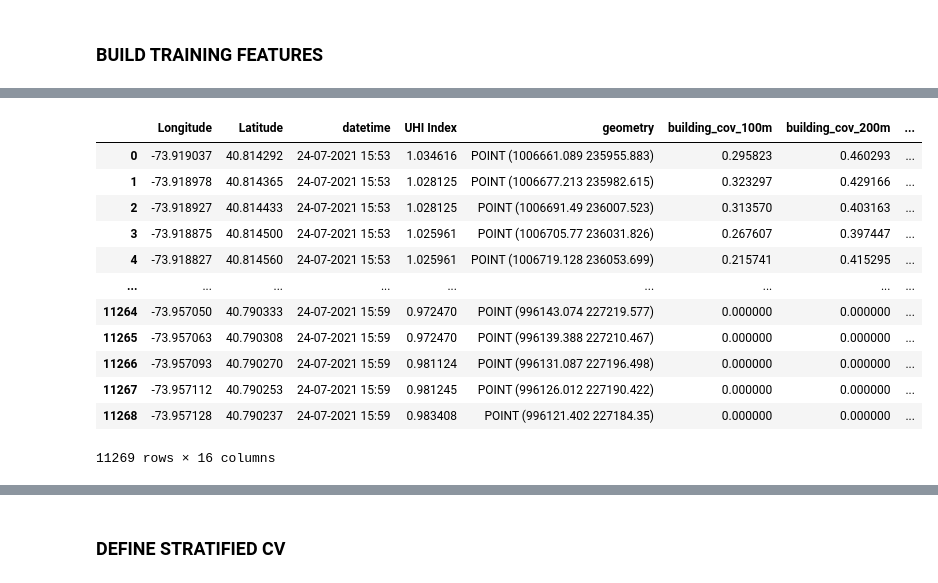
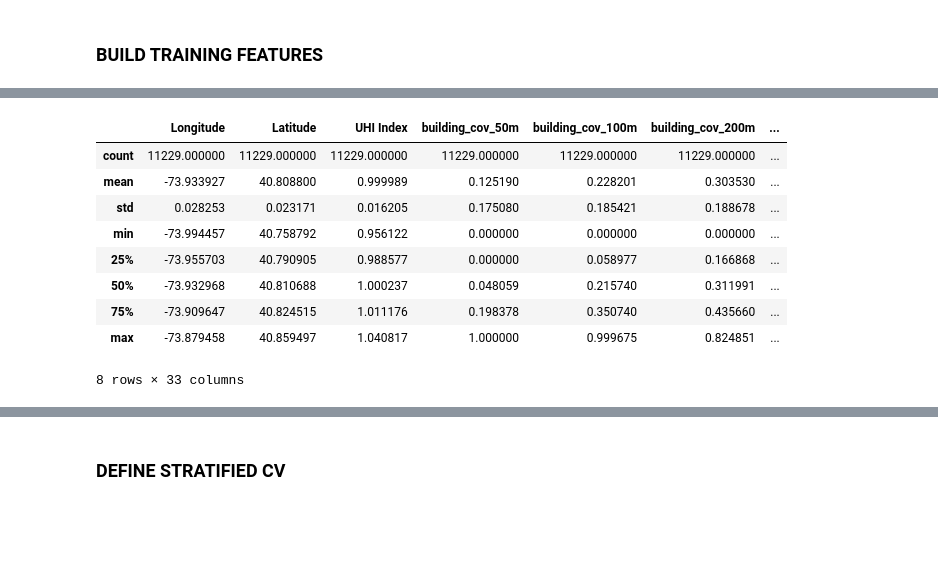
Before and after one commit to MegaKruk/uhi-ai-challenge-2025, a Jupyter notebook: UHI_Model.ipynb, the cells around one changed output, grey strips where cells are left out. Saved outputs shown, nothing was run; the diff lists cells and outputs as text; code cells hidden in the pictures; blank space fills up the shorter version.

Commit message:
pluto

```diff
--- a/UHI_Model.ipynb
+++ b/UHI_Model.ipynb
@@ -190,0 +232,3 @@ gdf_train = gpd.GeoDataFrame(
+# %%
+gdf_buildings = joined.drop_duplicates(subset=["original_index"])
+gdf_buildings.columns
@@ -190,0 +302,2 @@ gdf_train = gpd.GeoDataFrame(
+# %%
+gdf_buildings = gdf_buildings.dropna(axis=1)
@@ -190,0 +376,22 @@ gdf_train = gpd.GeoDataFrame(
+# %%
+print("Loading Training CSV ...")
+df_train = pd.read_csv("./data/Training_data_uhi_index_UHI2025-v2.csv")
+print("df_train shape:", df_train.shape)
+gdf_train_csv = gpd.GeoDataFrame(
+    df_train,
+    geometry=[Point(lon, lat) for lon, lat in zip(df_train["Longitude"], df_train["Latitude"])],
+    crs="EPSG:4326"
+).to_crs("EPSG:2263")
+# Optionally, if your training CSV is a subset of your building footprints,
+# you can use a nearest spatial join; however, here we choose to extract features row-by-row.
+gdf_train = gdf_train_csv.copy()  # We'll enrich this gdf row-by-row.
+
+# --- Prepare dictionaries for per-point features and for PLUTO features.
+# For per-point features (computed row-by-row):
+features_dict_train = {key: [] for key, val in FEATURE_FLAGS.items() if val and key != "map_pluto_data"}
+
+# For MapPLUTO features, initialize a dictionary with keys = pluto_columns.
+pluto_features_dict = {col: [] for col in pluto_columns}
+
+total_rows = len(gdf_train)
+print(f"total rows: {total_rows}")
@@ -542,0 +687,8 @@ Feature columns: ['building_cov_100m', 'building_cov_200m', 'building_cov_500m',
+# %%
+# E.g. cap y above 99.5th percentile
+cap_quantile= 0.995
+cap_val= gdf_train["UHI Index"].quantile(cap_quantile)
+mask_out= (gdf_train["UHI Index"] > cap_val)
+if mask_out.sum()>0:
+    print(f"Capping {mask_out.sum()} outliers above Q={cap_quantile} at {cap_val:.3f}")
+    gdf_train.loc[mask_out, "UHI Index"] = cap_val
@@ -571,16 +726,13 @@ df_train_feat
 # %%
-gdf_train
+gdf_train.describe()
 # %% [output]
-|  | Longitude | Latitude | datetime | UHI Index | geometry | building_cov_100m | building_cov_200m | ... |
-| 0 | -73.919037 | 40.814292 | 24-07-2021 15:53 | 1.034616 | POINT (1006661.089 235955.883) | 0.295823 | 0.460293 | ... |
-| 1 | -73.918978 | 40.814365 | 24-07-2021 15:53 | 1.028125 | POINT (1006677.213 235982.615) | 0.323297 | 0.429166 | ... |
-| 2 | -73.918927 | 40.814433 | 24-07-2021 15:53 | 1.028125 | POINT (1006691.49 236007.523) | 0.313570 | 0.403163 | ... |
-| 3 | -73.918875 | 40.814500 | 24-07-2021 15:53 | 1.025961 | POINT (1006705.77 236031.826) | 0.267607 | 0.397447 | ... |
-| 4 | -73.918827 | 40.814560 | 24-07-2021 15:53 | 1.025961 | POINT (1006719.128 236053.699) | 0.215741 | 0.415295 | ... |
-| ... | ... | ... | ... | ... | ... | ... | ... | ... |
-| 11264 | -73.957050 | 40.790333 | 24-07-2021 15:59 | 0.972470 | POINT (996143.074 227219.577) | 0.000000 | 0.000000 | ... |
-| 11265 | -73.957063 | 40.790308 | 24-07-2021 15:59 | 0.972470 | POINT (996139.388 227210.467) | 0.000000 | 0.000000 | ... |
-| 11266 | -73.957093 | 40.790270 | 24-07-2021 15:59 | 0.981124 | POINT (996131.087 227196.498) | 0.000000 | 0.000000 | ... |
-| 11267 | -73.957112 | 40.790253 | 24-07-2021 15:59 | 0.981245 | POINT (996126.012 227190.422) | 0.000000 | 0.000000 | ... |
-| 11268 | -73.957128 | 40.790237 | 24-07-2021 15:59 | 0.983408 | POINT (996121.402 227184.35) | 0.000000 | 0.000000 | ... |
+|  | Longitude | Latitude | UHI Index | building_cov_50m | building_cov_100m | building_cov_200m | ... |
+| count | 11229.000000 | 11229.000000 | 11229.000000 | 11229.000000 | 11229.000000 | 11229.000000 | ... |
+| mean | -73.933927 | 40.808800 | 0.999989 | 0.125190 | 0.228201 | 0.303530 | ... |
+| std | 0.028253 | 0.023171 | 0.016205 | 0.175080 | 0.185421 | 0.188678 | ... |
+| min | -73.994457 | 40.758792 | 0.956122 | 0.000000 | 0.000000 | 0.000000 | ... |
+| 25% | -73.955703 | 40.790905 | 0.988577 | 0.000000 | 0.058977 | 0.166868 | ... |
+| 50% | -73.932968 | 40.810688 | 1.000237 | 0.048059 | 0.215740 | 0.311991 | ... |
+| 75% | -73.909647 | 40.824515 | 1.011176 | 0.198378 | 0.350740 | 0.435660 | ... |
+| max | -73.879458 | 40.859497 | 1.040817 | 1.000000 | 0.999675 | 0.824851 | ... |
-11269 rows × 16 columns
+8 rows × 33 columns
```
Also changed, not shown: parts of 66 cells of this notebook, 1 other file.
